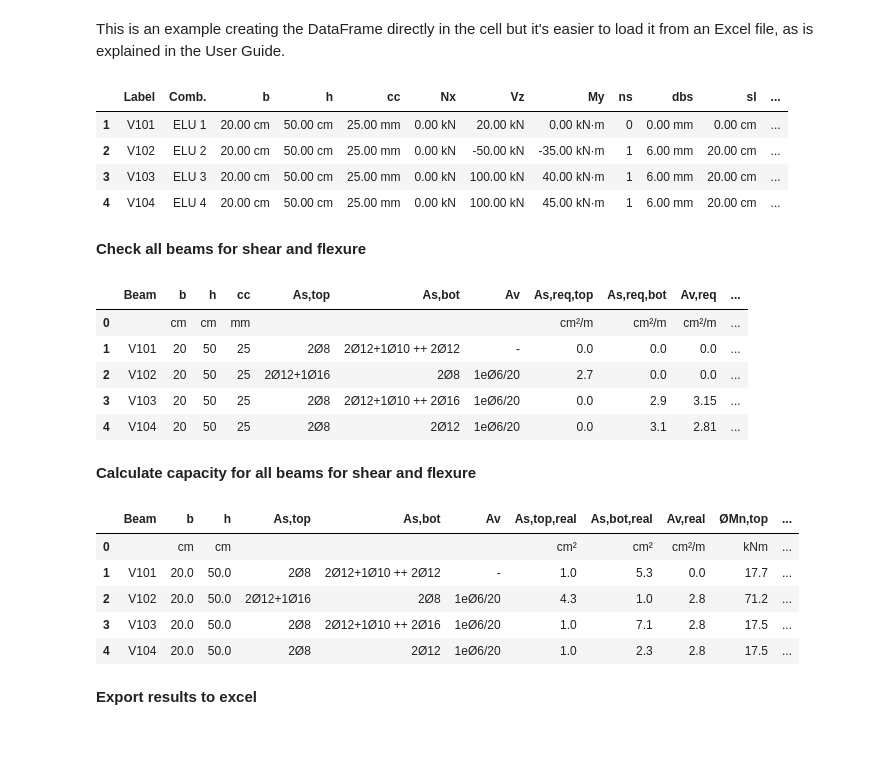
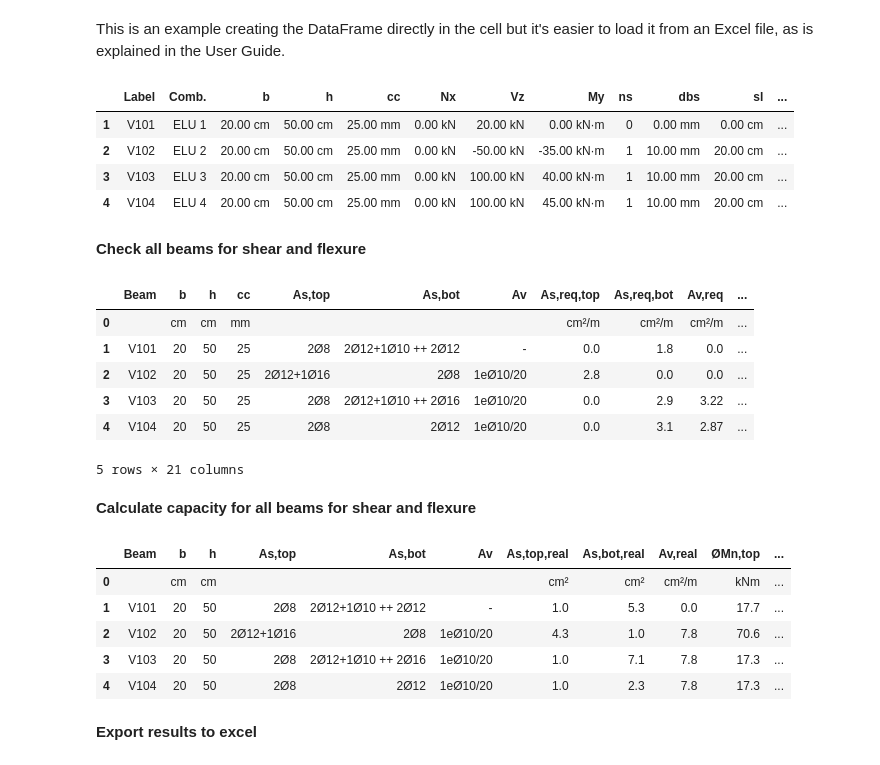
Before and after one commit to mihdicaballero/mento, a Jupyter notebook: docs/source/examples/beam_summary_ACI_318-19.ipynb, the cells around one changed output. Drawn from its saved outputs; the diff is of its cells as text; code cells hidden in the pictures.

```diff
--- a/docs/source/examples/beam_summary_ACI_318-19.ipynb
+++ b/docs/source/examples/beam_summary_ACI_318-19.ipynb
@@ -21,37 +21,37 @@ import pandas as pd
 conc = Concrete_ACI_318_19(name="C25", f_c=25 * MPa)
 steel = SteelBar(name="ADN 420", f_y=420 * MPa)
 data = {
     "Label": ["", "V101", "V102", "V103", "V104"],
     "Comb.": ["", "ELU 1", "ELU 2", "ELU 3", "ELU 4"],
     "b": ["cm", 20, 20, 20, 20],
     "h": ["cm", 50, 50, 50, 50],
     "cc": ["mm", 25, 25, 25, 25],
     "Nx": ["kN", 0, 0, 0, 0],
     "Vz": ["kN", 20, -50, 100, 100],
     "My": ["kNm", 0, -35, 40, 45],
     "ns": ["", 0, 1.0, 1.0, 1.0],
-    "dbs": ["mm", 0, 6, 6, 6],
+    "dbs": ["mm", 0, 10, 10, 10],
     "sl": ["cm", 0, 20, 20, 20],
     "n1": ["", 2.0, 2, 2.0, 2.0],
     "db1": ["mm", 12, 12, 12, 12],
     "n2": ["", 1.0, 1, 1.0, 0.0],
     "db2": ["mm", 10, 16, 10, 0],
     "n3": ["", 2.0, 0.0, 2.0, 0.0],
     "db3": ["mm", 12, 0, 16, 0],
     "n4": ["", 0, 0.0, 0, 0.0],
     "db4": ["mm", 0, 0, 0, 0],
 }
 input_df = pd.DataFrame(data)
 
 beam_summary = BeamSummary(concrete=conc, steel_bar=steel, beam_list=input_df)
 # Beam summary input data
 beam_summary.data
 # %% [output]
 |  | Label | Comb. | b | h | cc | Nx | Vz | My | ns | dbs | sl | ... |
 | 1 | V101 | ELU 1 | 20.00 cm | 50.00 cm | 25.00 mm | 0.00 kN | 20.00 kN | 0.00 kN·m | 0 | 0.00 mm | 0.00 cm | ... |
-| 2 | V102 | ELU 2 | 20.00 cm | 50.00 cm | 25.00 mm | 0.00 kN | -50.00 kN | -35.00 kN·m | 1 | 6.00 mm | 20.00 cm | ... |
-| 3 | V103 | ELU 3 | 20.00 cm | 50.00 cm | 25.00 mm | 0.00 kN | 100.00 kN | 40.00 kN·m | 1 | 6.00 mm | 20.00 cm | ... |
-| 4 | V104 | ELU 4 | 20.00 cm | 50.00 cm | 25.00 mm | 0.00 kN | 100.00 kN | 45.00 kN·m | 1 | 6.00 mm | 20.00 cm | ... |
+| 2 | V102 | ELU 2 | 20.00 cm | 50.00 cm | 25.00 mm | 0.00 kN | -50.00 kN | -35.00 kN·m | 1 | 10.00 mm | 20.00 cm | ... |
+| 3 | V103 | ELU 3 | 20.00 cm | 50.00 cm | 25.00 mm | 0.00 kN | 100.00 kN | 40.00 kN·m | 1 | 10.00 mm | 20.00 cm | ... |
+| 4 | V104 | ELU 4 | 20.00 cm | 50.00 cm | 25.00 mm | 0.00 kN | 100.00 kN | 45.00 kN·m | 1 | 10.00 mm | 20.00 cm | ... |
 # %% [markdown]
 **Check all beams for shear and flexure**
 # %%
@@ -59,10 +59,11 @@ beam_summary.check()
 # %% [output]
 |  | Beam | b | h | cc | As,top | As,bot | Av | As,req,top | As,req,bot | Av,req | ... |
 | 0 |  | cm | cm | mm |  |  |  | cm²/m | cm²/m | cm²/m | ... |
-| 1 | V101 | 20 | 50 | 25 | 2Ø8 | 2Ø12+1Ø10 ++ 2Ø12 | - | 0.0 | 0.0 | 0.0 | ... |
-| 2 | V102 | 20 | 50 | 25 | 2Ø12+1Ø16 | 2Ø8 | 1eØ6/20 | 2.7 | 0.0 | 0.0 | ... |
-| 3 | V103 | 20 | 50 | 25 | 2Ø8 | 2Ø12+1Ø10 ++ 2Ø16 | 1eØ6/20 | 0.0 | 2.9 | 3.15 | ... |
-| 4 | V104 | 20 | 50 | 25 | 2Ø8 | 2Ø12 | 1eØ6/20 | 0.0 | 3.1 | 2.81 | ... |
+| 1 | V101 | 20 | 50 | 25 | 2Ø8 | 2Ø12+1Ø10 ++ 2Ø12 | - | 0.0 | 1.8 | 0.0 | ... |
+| 2 | V102 | 20 | 50 | 25 | 2Ø12+1Ø16 | 2Ø8 | 1eØ10/20 | 2.8 | 0.0 | 0.0 | ... |
+| 3 | V103 | 20 | 50 | 25 | 2Ø8 | 2Ø12+1Ø10 ++ 2Ø16 | 1eØ10/20 | 0.0 | 2.9 | 3.22 | ... |
+| 4 | V104 | 20 | 50 | 25 | 2Ø8 | 2Ø12 | 1eØ10/20 | 0.0 | 3.1 | 2.87 | ... |
+5 rows × 21 columns
 # %% [markdown]
 **Calculate capacity for all beams for shear and flexure**
 # %%
@@ -70,10 +71,10 @@ beam_summary.check(capacity_check=True)
 # %% [output]
 |  | Beam | b | h | As,top | As,bot | Av | As,top,real | As,bot,real | Av,real | ØMn,top | ... |
 | 0 |  | cm | cm |  |  |  | cm² | cm² | cm²/m | kNm | ... |
-| 1 | V101 | 20.0 | 50.0 | 2Ø8 | 2Ø12+1Ø10 ++ 2Ø12 | - | 1.0 | 5.3 | 0.0 | 17.7 | ... |
-| 2 | V102 | 20.0 | 50.0 | 2Ø12+1Ø16 | 2Ø8 | 1eØ6/20 | 4.3 | 1.0 | 2.8 | 71.2 | ... |
-| 3 | V103 | 20.0 | 50.0 | 2Ø8 | 2Ø12+1Ø10 ++ 2Ø16 | 1eØ6/20 | 1.0 | 7.1 | 2.8 | 17.5 | ... |
-| 4 | V104 | 20.0 | 50.0 | 2Ø8 | 2Ø12 | 1eØ6/20 | 1.0 | 2.3 | 2.8 | 17.5 | ... |
+| 1 | V101 | 20 | 50 | 2Ø8 | 2Ø12+1Ø10 ++ 2Ø12 | - | 1.0 | 5.3 | 0.0 | 17.7 | ... |
+| 2 | V102 | 20 | 50 | 2Ø12+1Ø16 | 2Ø8 | 1eØ10/20 | 4.3 | 1.0 | 7.8 | 70.6 | ... |
+| 3 | V103 | 20 | 50 | 2Ø8 | 2Ø12+1Ø10 ++ 2Ø16 | 1eØ10/20 | 1.0 | 7.1 | 7.8 | 17.3 | ... |
+| 4 | V104 | 20 | 50 | 2Ø8 | 2Ø12 | 1eØ10/20 | 1.0 | 2.3 | 7.8 | 17.3 | ... |
 # %% [markdown]
 **Export results to excel**
 # %%
```
Also changed, not shown: parts of 4 cells of this notebook, 1 other file.
